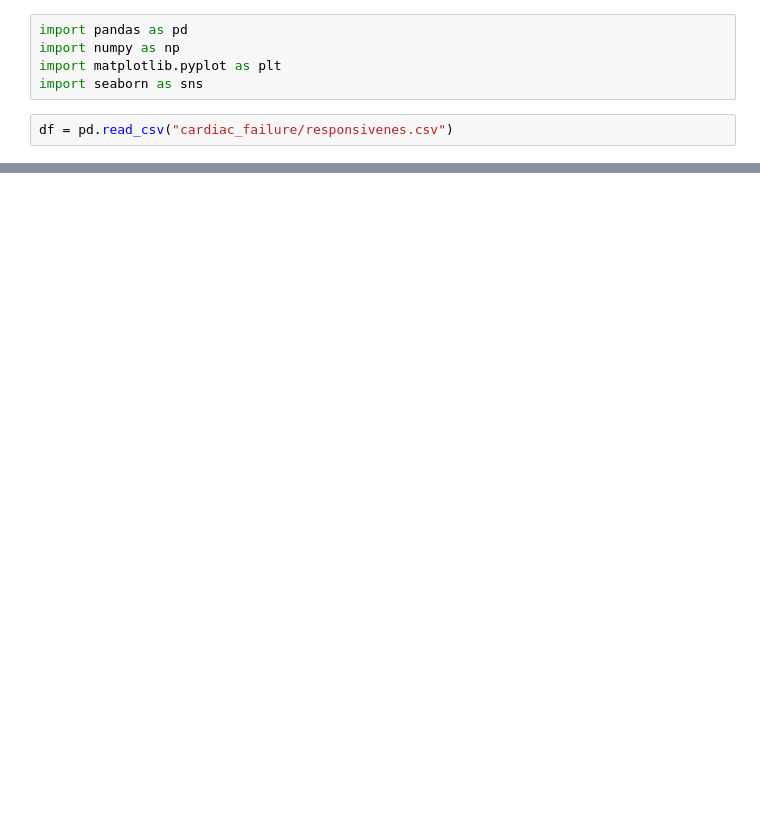
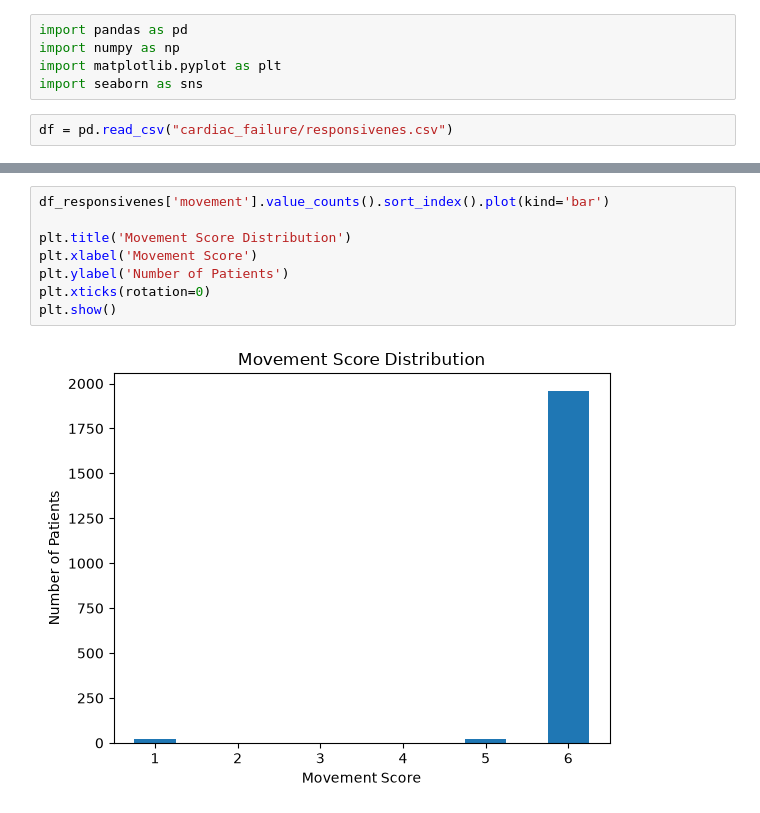
Before and after one commit to mishrasudha1984-png/Team4_The_Zen_OF_Five_PythonHackathon_Sep2026, a Jupyter notebook: Team4_The_Zen_OF_Five_01.datacleaning.ipynb, the cells around one changed output, grey strips where cells are left out. Saved outputs shown, nothing was run; the diff lists cells and outputs as text; blank space fills up the shorter version.

```diff
--- a/Team4_The_Zen_OF_Five_01.datacleaning.ipynb
+++ b/Team4_The_Zen_OF_Five_01.datacleaning.ipynb
@@ -138,0 +1046,10 @@ Name: count, dtype: int64
+# %%
+df_responsivenes['movement'].value_counts().sort_index().plot(kind='bar')
+
+plt.title('Movement Score Distribution')
+plt.xlabel('Movement Score')
+plt.ylabel('Number of Patients')
+plt.xticks(rotation=0)
+plt.show()
+# %% [output]
+[figure, added]
```
Also changed, not shown: parts of 163 cells of this notebook.
